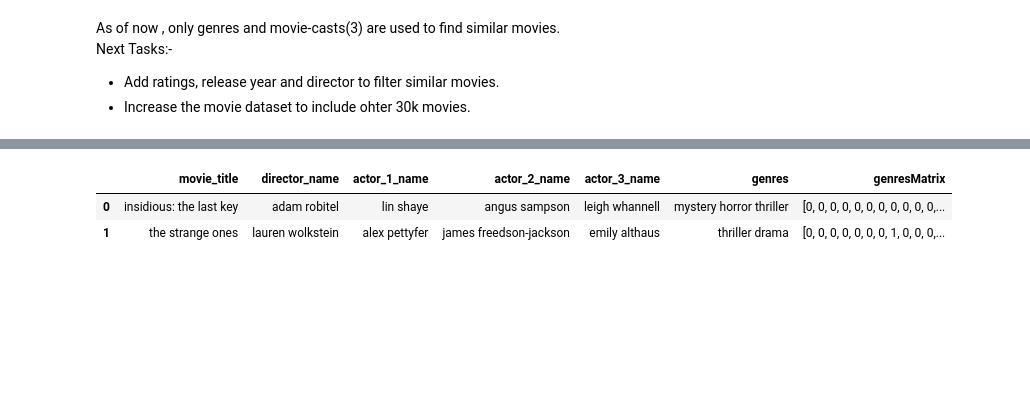
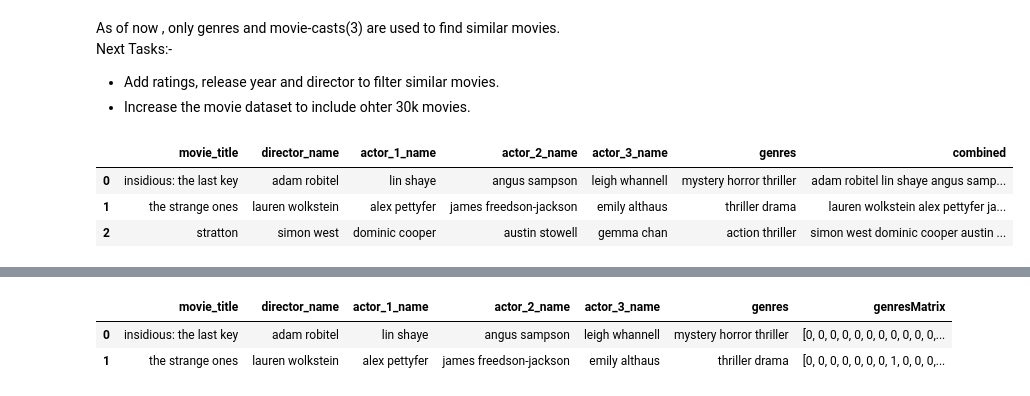
Before and after one commit to skar94376/Movie-Recommendation-Model, a Jupyter notebook: algo.ipynb, the cells around one changed output, grey strips where cells are left out. Cells and saved outputs as stored; diff of their text form; code cells hidden in the pictures; blank space fills up the shorter version.

```diff
--- a/algo.ipynb
+++ b/algo.ipynb
@@ -18,3 +20,9 @@ warnings.filterwarnings('ignore')
 df = pd.read_csv('FinalData.csv')
 # %%
 df.reset_index(drop=True,inplace=True)
+df.head(3)
+# %% [output]
+|  | movie_title | director_name | actor_1_name | actor_2_name | actor_3_name | genres | combined |
+| 0 | insidious: the last key | adam robitel | lin shaye | angus sampson | leigh whannell | mystery horror thriller | adam robitel lin shaye angus samp... |
+| 1 | the strange ones | lauren wolkstein | alex pettyfer | james freedson-jackson | emily althaus | thriller drama | lauren wolkstein alex pettyfer ja... |
+| 2 | stratton | simon west | dominic cooper | austin stowell | gemma chan | action thriller | simon west dominic cooper austin ... |
```
Also changed, not shown: parts of 30 cells of this notebook.
